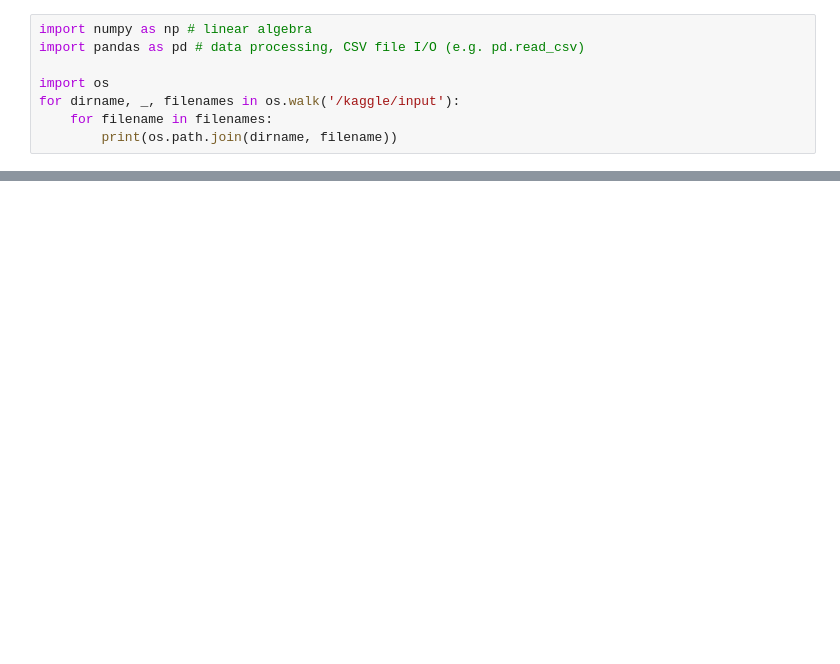
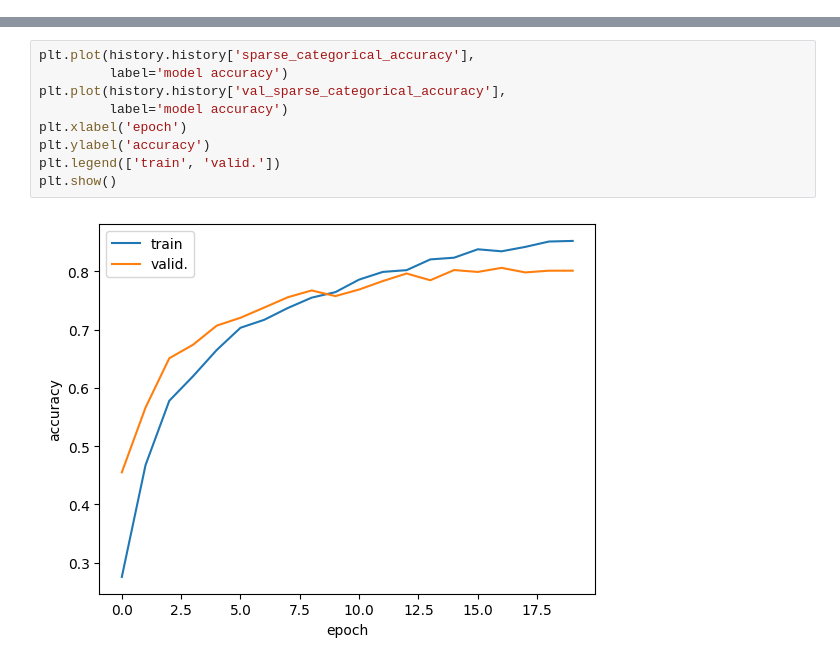
Before and after one commit to Nathanb-ecam/dl-flower-detection, a Jupyter notebook: dl-flower.ipynb, the cells around one changed output, grey strips where cells are left out. Drawn from its saved outputs; the diff is of its cells as text; blank space fills up the shorter version.

```diff
--- a/dl-flower.ipynb
+++ b/dl-flower.ipynb
@@ -6,8 +0,0 @@ Yiming Zhao 195187
-# %%
-import numpy as np # linear algebra
-import pandas as pd # data processing, CSV file I/O (e.g. pd.read_csv)
-
-import os
-for dirname, _, filenames in os.walk('/kaggle/input'):
-    for filename in filenames:
-        print(os.path.join(dirname, filename))
@@ -341,0 +378,11 @@ Epoch 20/20
+# %%
+plt.plot(history.history['sparse_categorical_accuracy'],
+         label='model accuracy')
+plt.plot(history.history['val_sparse_categorical_accuracy'],
+         label='model accuracy')
+plt.xlabel('epoch')
+plt.ylabel('accuracy')
+plt.legend(['train', 'valid.'])
+plt.show()
+# %% [output]
+[figure, added]
```
Also changed, not shown: parts of 51 cells of this notebook.
